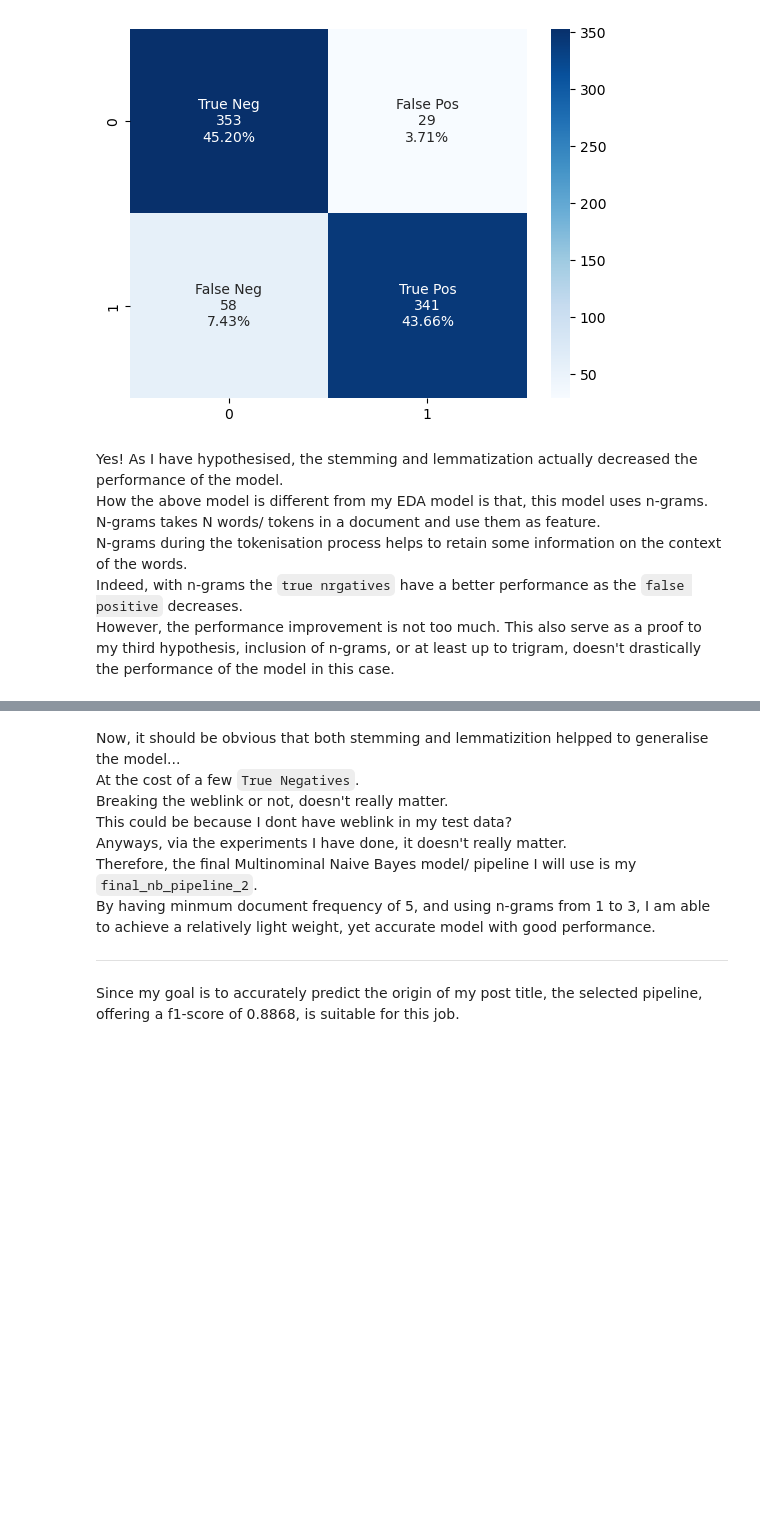
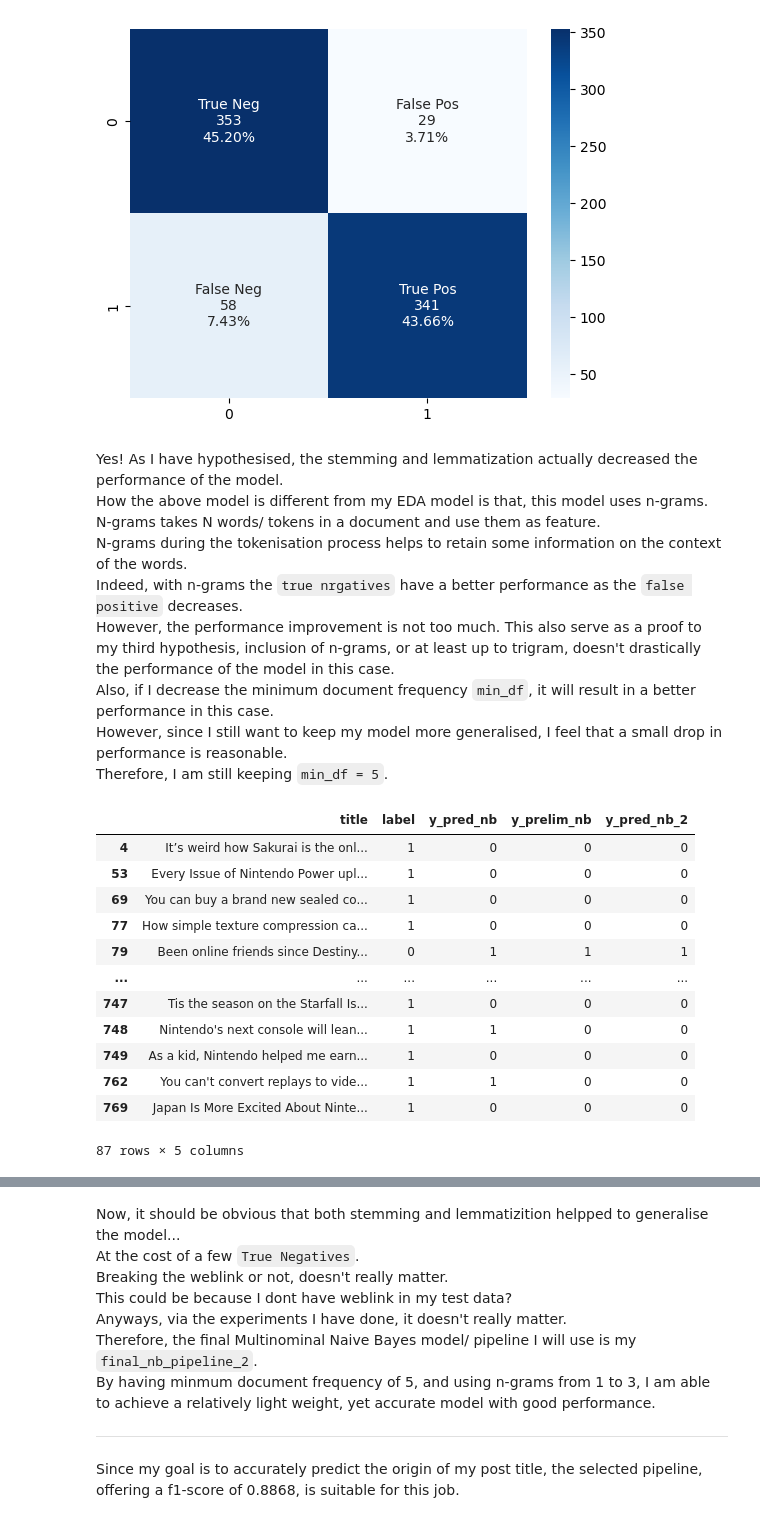
Before and after one commit to Luke-zm/DSI_Proj, a Jupyter notebook: project_3/code/modelling.ipynb, the cells around one changed output, grey strips where cells are left out. Saved outputs shown, nothing was run; the diff lists cells and outputs as text; code cells hidden in the pictures; blank space fills up the shorter version.

```diff
--- a/project_3/code/modelling.ipynb
+++ b/project_3/code/modelling.ipynb
@@ -214,3 +218,6 @@ The specificty of this inference is: 0.9083769633507853
 The recall of this inference is: 0.8521303258145363
 The f1 score for this inference is: 0.8785529715762274
 [figure]
+# %%
+df_comb = pd.concat([X_test, y_test, pd.DataFrame(y_pred_nb, columns=['y_pred_nb'])], axis=1)
+df_comb.loc[df_comb['label'] != df_comb['y_pred_nb']]
@@ -227,3 +248,6 @@ The specificty of this inference is: 0.9083769633507853
 The recall of this inference is: 0.8646616541353384
 The f1 score for this inference is: 0.8857509627727858
 [figure]
+# %%
+df_comb = pd.concat([df_comb, pd.DataFrame(y_pred_prelim_nb, columns=['y_prelim_nb'])], axis=1)
+df_comb.loc[df_comb['label'] != df_comb['y_prelim_nb']]
@@ -271,3 +309,23 @@ N-grams during the tokenisation process helps to retain some information on the
 Indeed, with n-grams the `true nrgatives` have a better performance as the `false positive` decreases.
 However, the performance improvement is not too much.
 This also serve as a proof to my third hypothesis, inclusion of n-grams, or at least up to trigram, doesn't drastically the performance of the model in this case.
+Also, if I decrease the minimum document frequency `min_df`, it will result in a better performance in this case.
+However, since I still want to keep my model more generalised, I feel that a small drop in performance is reasonable.
+Therefore, I am still keeping `min_df = 5`.
+# %%
+df_comb = pd.concat([df_comb, pd.DataFrame(y_pred_nb_2, columns=['y_pred_nb_2'])], axis=1)
+df_comb.loc[df_comb['label'] != df_comb['y_pred_nb_2']]
+# %% [output]
+|  | title | label | y_pred_nb | y_prelim_nb | y_pred_nb_2 |
+| 4 | It’s weird how Sakurai is the onl... | 1 | 0 | 0 | 0 |
+| 53 | Every Issue of Nintendo Power upl... | 1 | 0 | 0 | 0 |
+| 69 | You can buy a brand new sealed co... | 1 | 0 | 0 | 0 |
+| 77 | How simple texture compression ca... | 1 | 0 | 0 | 0 |
+| 79 | Been online friends since Destiny... | 0 | 1 | 1 | 1 |
+| ... | ... | ... | ... | ... | ... |
+| 747 | Tis the season on the Starfall Is... | 1 | 0 | 0 | 0 |
+| 748 | Nintendo's next console will lean... | 1 | 1 | 0 | 0 |
+| 749 | As a kid, Nintendo helped me earn... | 1 | 0 | 0 | 0 |
+| 762 | You can't convert replays to vide... | 1 | 1 | 0 | 0 |
+| 769 | Japan Is More Excited About Ninte... | 1 | 0 | 0 | 0 |
+87 rows × 5 columns
```
Also changed, not shown: parts of 19 cells of this notebook.
